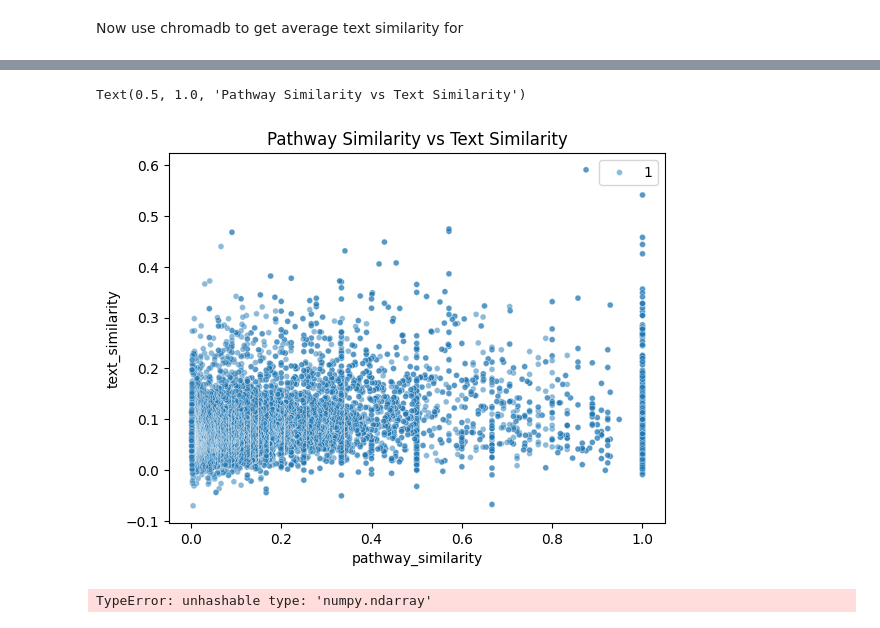
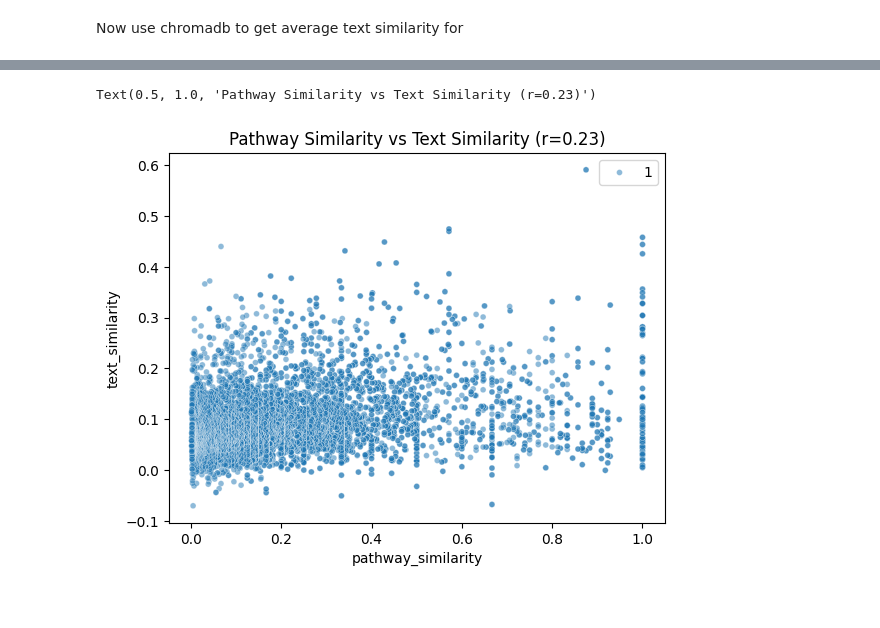
Before and after one commit to poldrack/BetterCodeBetterScience, a Jupyter notebook: src/BetterCodeBetterScience/database_examples.ipynb, the cells around one changed output, grey strips where cells are left out. Cells and saved outputs as stored; diff of their text form; code cells hidden in the pictures.

```diff
--- a/src/BetterCodeBetterScience/database_examples.ipynb
+++ b/src/BetterCodeBetterScience/database_examples.ipynb
@@ -71,0 +103,2 @@ KeyboardInterrupt:
+# %%
+similarity_result_df = compute_phenotype_similarities()
@@ -349,9 +145,2 @@ Received notification from DBMS server: <GqlStatusObject gql_status='01N01', sta
 # %% [markdown]
 Now use chromadb to get average text similarity for
-# %%
-similarity_result_df = pd.DataFrame([{
-    'phenotype1': record['phenotype1'],
-    'phenotype2': record['phenotype2'],
-    'similarity': record['similarity']
-} for record in res])
-similarity_result_df.shape
@@ -446,27 +152,12 @@ pthwy_smlrt -0.588
 # %%
-import seaborn as sns
-import matplotlib.pyplot as plt
-
 sns.scatterplot(
-    data=results_df,
+    data=text_similarity_df,
     x='pathway_similarity',
     y='text_similarity',
     alpha=0.5,
     size=1
 )
-plt.title('Pathway Similarity vs Text Similarity')
+plt.title(f'Pathway Similarity vs Text Similarity (r={text_similarity_df["pathway_similarity"].corr(text_similarity_df["text_similarity"]):.2f})')
 # %% [output]
-Text(0.5, 1.0, 'Pathway Similarity vs Text Similarity')
+Text(0.5, 1.0, 'Pathway Similarity vs Text Similarity (r=0.23)')
-[figure, old version]
+[figure, new version]
-# %%
-# build a mixed effects model
-import statsmodels.formula.api as smf
-model = smf.mixedlm(
-    "text_similarity ~ pathway_similarity",
-    data=results_df,
-    groups=results_df[["phenotype1", "phenotype2"]]
-)
-info = model.fit()
-print(info.summary())
-# %% [output]
-TypeError: unhashable type: 'numpy.ndarray'
```
Also changed, not shown: parts of 36 cells of this notebook.
